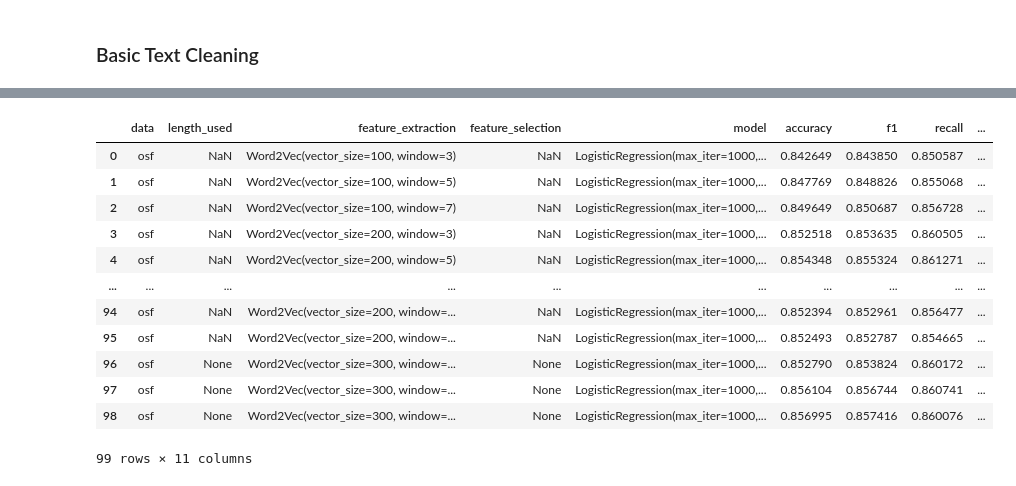
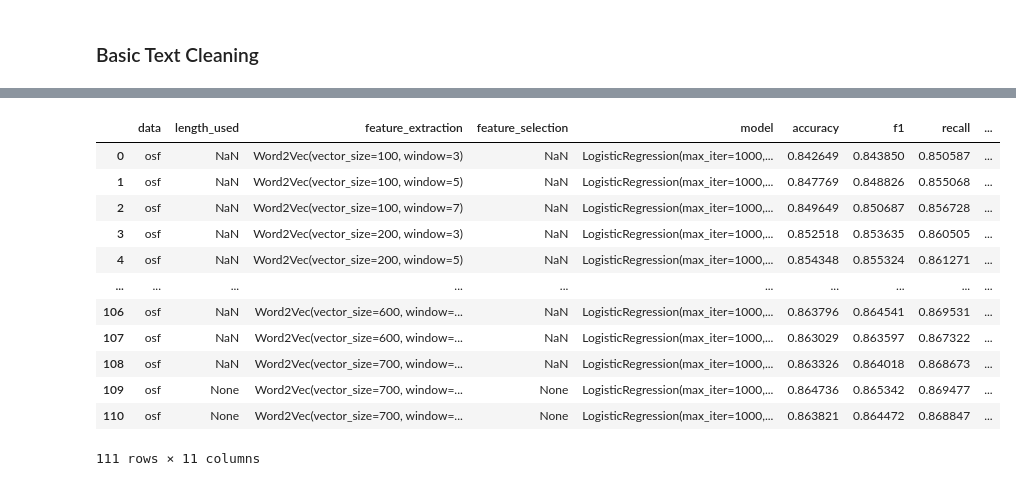
Before and after one commit to niimo753/spam-review-detection, a Jupyter notebook: notebooks/testing/word2vec.ipynb, the cells around one changed output, grey strips where cells are left out. Cells and saved outputs as stored; diff of their text form; code cells hidden in the pictures.

```diff
--- a/notebooks/testing/word2vec.ipynb
+++ b/notebooks/testing/word2vec.ipynb
@@ -182,13 +312,10 @@ def cross_validation(data, extractor, model=None, selector=None, length_scaler=N
 
     return avg_scores
 # %%
-extractor = Word2Vec(window=5,
-                     vector_size=50,
-                     seed=42,
-                     sg=1)
+extractor = AvgWord2Vec(window=2, vector_size=50, seed=42, sg=0)
 model = LogisticRegression(max_iter=1000, class_weight="balanced")
 # model = SVC(probability=True, class_weight='balanced')
-extractor = TfidfVectorizer(min_df=0.001, ngram_range=(1, 1))
+# extractor = TfidfVectorizer(min_df=0.001, ngram_range=(1, 1))
 # model = SVC()
 
 cross_validation(data=osf_cleaned, length_scaler=StandardScaler(),
@@ -298,8 +425,8 @@ for data_name in testcases['data']:
             data = testcases['data'][data_name].iloc[:, 1:].copy()
         else:
             data = testcases['data'][data_name].copy()
-        for size in np.arange(300, 310, 100):
-            for window in range(3, 9, 2):
+        for size in np.arange(700, 710, 100):
+            for window in range(5, 9, 2):
                 extractor = Word2Vec(vector_size=size, window=window, workers=5, min_count=1, seed=42, sg=1)
                 for selector_name in testcases['feature selection']:
                     selector = testcases['feature selection'][selector_name]
@@ -333,21 +459,21 @@ output_saved_df
 # %%
-# result = pd.read_csv('data/result/test_result.csv')
-# result = pd.concat([result, output_saved_df], axis=0, ignore_index=True)
-# # result.sort_values(by='accuracy', ascending=True)
-# # result[result['feature_extraction']=='Word2Vec(vector_size=100, window=5)']
-# result
+result = pd.read_csv('../../output/csv/word2vec.csv')
+result = pd.concat([result, output_saved_df], axis=0, ignore_index=True)
+# result.sort_values(by='accuracy', ascending=True)
+# result[result['feature_extraction']=='Word2Vec(vector_size=100, window=5)']
+result
 # %% [output]
 |  | data | length_used | feature_extraction | feature_selection | model | accuracy | f1 | recall | ... |
 | 0 | osf | NaN | Word2Vec(vector_size=100, window=3) | NaN | LogisticRegression(max_iter=1000,... | 0.842649 | 0.843850 | 0.850587 | ... |
 | 1 | osf | NaN | Word2Vec(vector_size=100, window=5) | NaN | LogisticRegression(max_iter=1000,... | 0.847769 | 0.848826 | 0.855068 | ... |
 | 2 | osf | NaN | Word2Vec(vector_size=100, window=7) | NaN | LogisticRegression(max_iter=1000,... | 0.849649 | 0.850687 | 0.856728 | ... |
 | 3 | osf | NaN | Word2Vec(vector_size=200, window=3) | NaN | LogisticRegression(max_iter=1000,... | 0.852518 | 0.853635 | 0.860505 | ... |
 | 4 | osf | NaN | Word2Vec(vector_size=200, window=5) | NaN | LogisticRegression(max_iter=1000,... | 0.854348 | 0.855324 | 0.861271 | ... |
 | ... | ... | ... | ... | ... | ... | ... | ... | ... | ... |
-| 94 | osf | NaN | Word2Vec(vector_size=200, window=... | NaN | LogisticRegression(max_iter=1000,... | 0.852394 | 0.852961 | 0.856477 | ... |
-| 95 | osf | NaN | Word2Vec(vector_size=200, window=... | NaN | LogisticRegression(max_iter=1000,... | 0.852493 | 0.852787 | 0.854665 | ... |
-| 96 | osf | None | Word2Vec(vector_size=300, window=... | None | LogisticRegression(max_iter=1000,... | 0.852790 | 0.853824 | 0.860172 | ... |
-| 97 | osf | None | Word2Vec(vector_size=300, window=... | None | LogisticRegression(max_iter=1000,... | 0.856104 | 0.856744 | 0.860741 | ... |
-| 98 | osf | None | Word2Vec(vector_size=300, window=... | None | LogisticRegression(max_iter=1000,... | 0.856995 | 0.857416 | 0.860076 | ... |
+| 106 | osf | NaN | Word2Vec(vector_size=600, window=... | NaN | LogisticRegression(max_iter=1000,... | 0.863796 | 0.864541 | 0.869531 | ... |
+| 107 | osf | NaN | Word2Vec(vector_size=600, window=... | NaN | LogisticRegression(max_iter=1000,... | 0.863029 | 0.863597 | 0.867322 | ... |
+| 108 | osf | NaN | Word2Vec(vector_size=700, window=... | NaN | LogisticRegression(max_iter=1000,... | 0.863326 | 0.864018 | 0.868673 | ... |
+| 109 | osf | None | Word2Vec(vector_size=700, window=... | None | LogisticRegression(max_iter=1000,... | 0.864736 | 0.865342 | 0.869477 | ... |
+| 110 | osf | None | Word2Vec(vector_size=700, window=... | None | LogisticRegression(max_iter=1000,... | 0.863821 | 0.864472 | 0.868847 | ... |
-99 rows × 11 columns
+111 rows × 11 columns
 # %%
```
Also changed, not shown: parts of 11 cells of this notebook, 3 other files.
